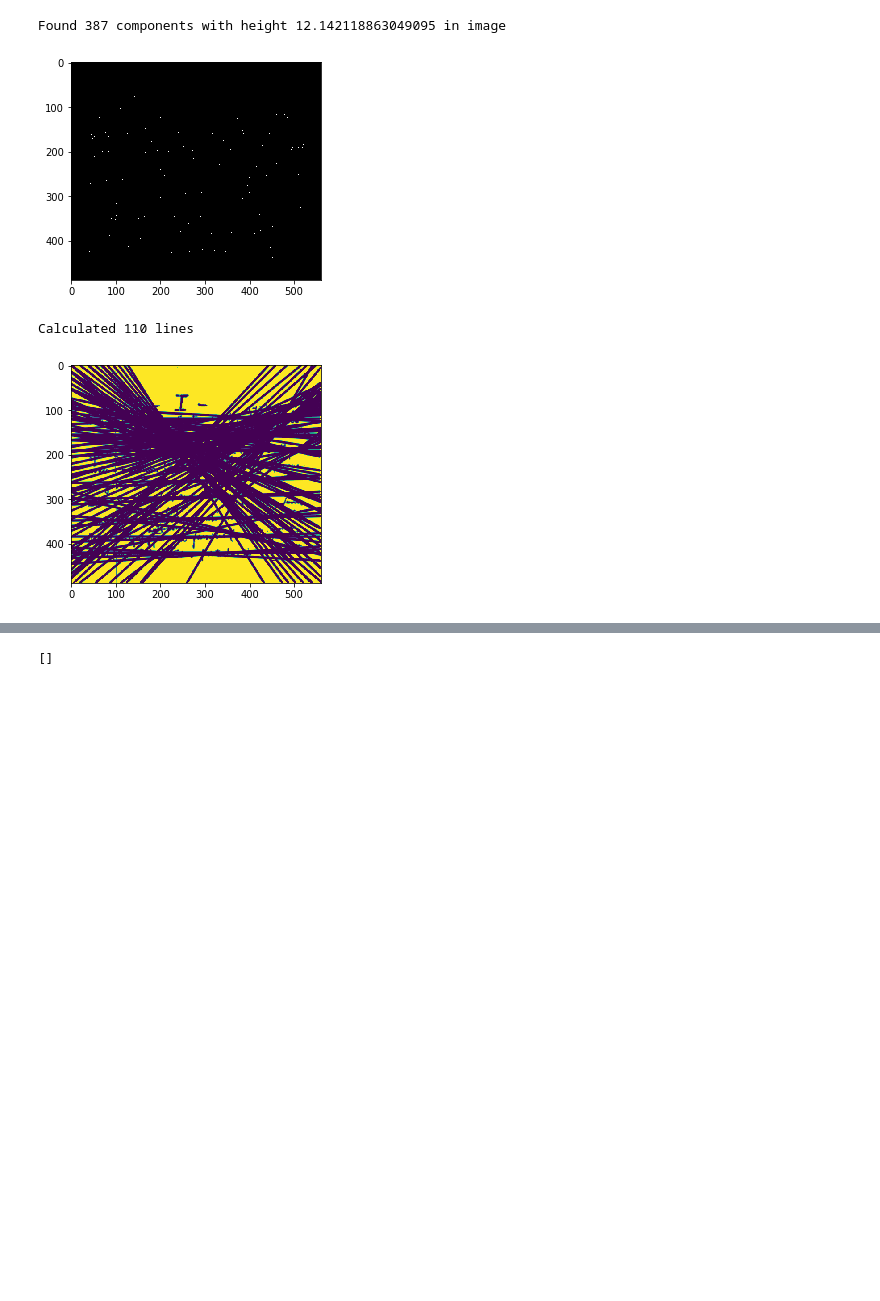
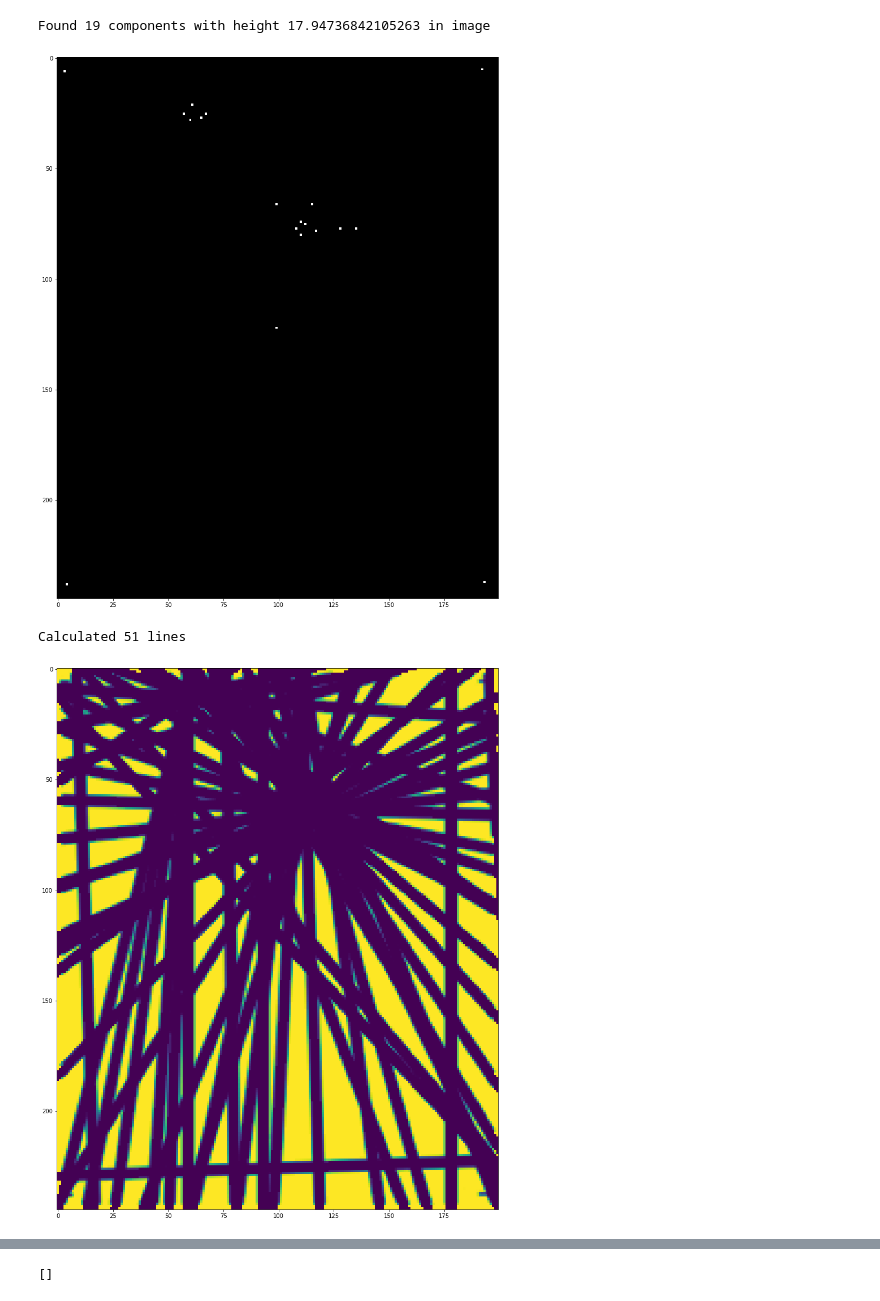
Before and after one commit to lcukerd/Suleman, a Jupyter notebook: Implementation Show.ipynb, the cells around one changed output, grey strips where cells are left out. Drawn from its saved outputs; the diff is of its cells as text; code cells hidden in the pictures; blank space fills up the shorter version.

```diff
--- a/Suleman/Implementation.ipynb
+++ b/Implementation Show.ipynb
@@ -5,3 +7,4 @@ from ImageProcessing import *
 from GeometryProcessing import *
 
 import globalVar
+rcParams['figure.figsize'] = 14, 28
@@ -8,9 +13,9 @@ import globalVar
 # %%
-image = loadImage("../Test-data/test.png");
+image = loadImage("../Test-data/222-small.jpg");
 labels, avg_height, centroids, DemoImg, stats = findComponents(image);
-linesO = findHoughLines(DemoImg, image, avg_height, 139, 5, 5);
+linesO = findHoughLines(DemoImg, image, avg_height, 8, 5, 5);
 # %% [output]
-Found 387 components with height 12.142118863049095 in image
+Found 19 components with height 17.94736842105263 in image
-[figure, old version]
+[figure, new version]
-Calculated 110 lines
+Calculated 51 lines
-[figure, old version]
+[figure, new version]
```
Also changed, not shown: parts of 16 cells of this notebook, 13 other files.
